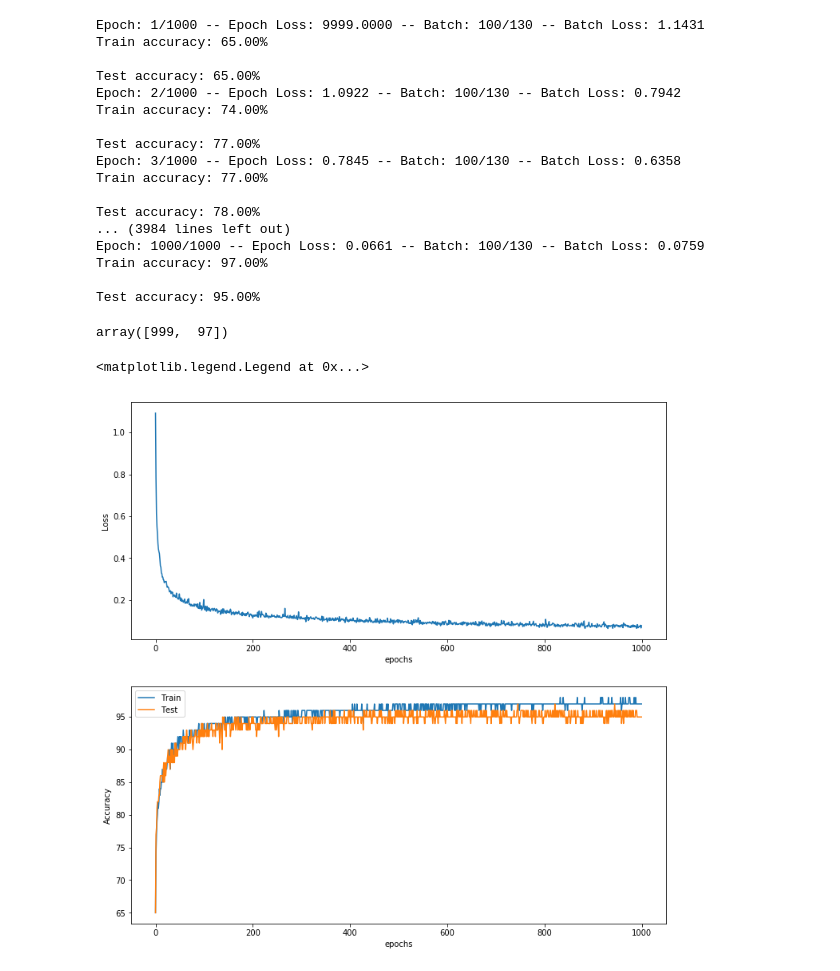
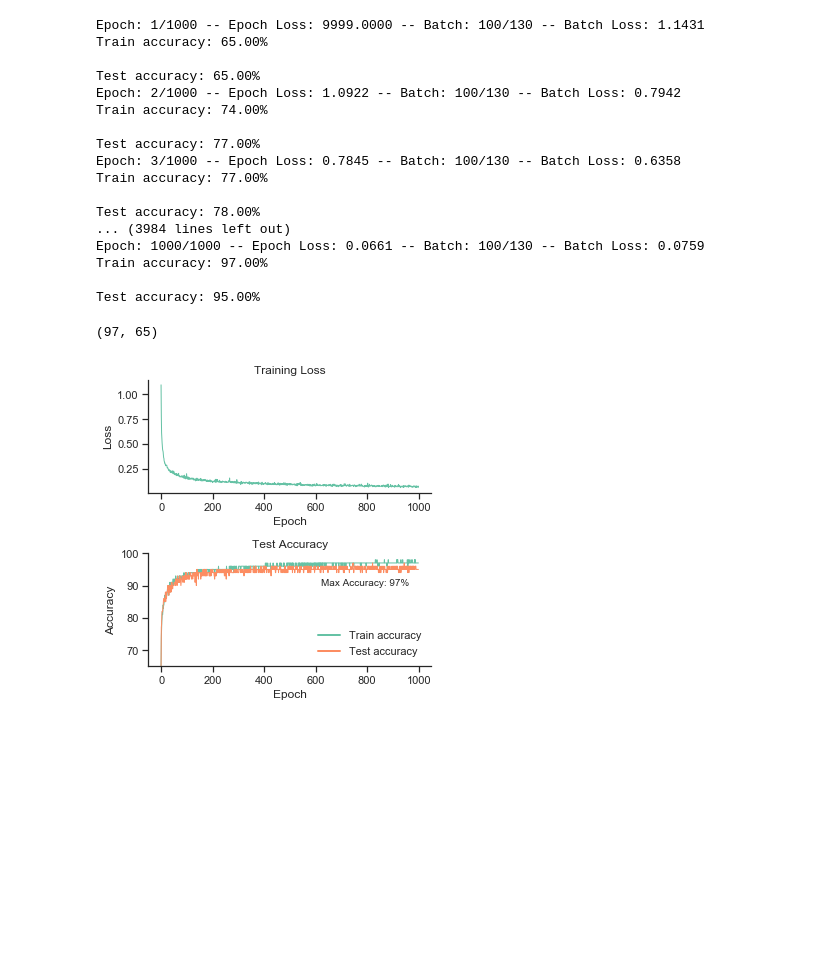
Before and after one commit to dieumynguyen/S2019_ObjectOrientedDesign, a Jupyter notebook: PyTorchPresentation/BeeHealthClassification_orig/ConvNet-WorkingVer.ipynb, the cells around one changed output. Drawn from its saved outputs; the diff is of its cells as text; code cells hidden in the pictures; blank space fills up the shorter version.

```diff
--- a/PyTorchPresentation/BeeHealthClassification_orig/ConvNet-WorkingVer.ipynb
+++ b/PyTorchPresentation/BeeHealthClassification_orig/ConvNet-WorkingVer.ipynb
@@ -303,23 +305,9 @@ with open("test_accs.txt", "w") as outfile:
 np.save("train_accs.npy", train_accs)
 # %%
 np.save("test_accs.npy", test_accs)
-# %%
-np.max(test_accs, 0)
-# %% [output]
-array([999,  97])
-# %%
-train_accs = np.array(train_accuracies)
-test_accs = np.array(test_accuracies)
-
-fig, ax = plt.subplots(2, 1, figsize=(12,12))
-ax[0].plot(losses)
-ax[0].set(xlabel="epochs", ylabel='Loss')
-# ax[1].plot(train_accs[:,0], train_accs[:,1], label='Train')
-# ax[1].plot(test_accs[:,0], test_accs[:,1], label='Test')
-ax[1].plot(train_accs[:,1], label='Train')
-ax[1].plot(test_accs[:,1], label='Test')
-ax[1].set(xlabel="epochs", ylabel='Accuracy')
-ax[1].legend()
-# %% [output]
-<matplotlib.legend.Legend at 0x...>
-[figure, removed]
+# %%
+max_acc = np.max(test_accs, 0)[1]
+min_acc = np.min(test_accs, 0)[1]
+max_acc, min_acc
+# %% [output]
+(97, 65)
@@ -326,3 +317,43 @@ ax[1].legend()
+# %%
+line_width = 1
+
+## Trained model analysis and evaluation
+f, ax = plt.subplots(2,1, figsize=(5,5))
+ax[0].plot(losses, label="Train loss", linewidth=line_width)
+# ax[0].plot(training.history['val_loss'], label="Validation loss", linewidth=line_width)
+ax[0].set_title('Training Loss')
+ax[0].set_xlabel('Epoch')
+ax[0].set_ylabel('Loss')
+# leg0 = ax[0].legend()
+# for line in leg0.get_lines():
+#     line.set_linewidth(2)
+
+# Hide the right and top spines
+ax[0].spines['right'].set_visible(False)
+ax[0].spines['top'].set_visible(False)
+
+# Accuracy
+ax[1].plot(train_accs[:,1], label="Train accuracy", linewidth=line_width)
+ax[1].plot(test_accs[:,1], label="Test accuracy", linewidth=line_width)
+ax[1].set_title('Test Accuracy')
+ax[1].set_xlabel('Epoch')
+ax[1].set_ylabel('Accuracy')
+ax[1].set_ylim(min_acc, 100)
+leg1 = ax[1].legend(frameon=False)
+for line in leg1.get_lines():
+    line.set_linewidth(2)
+
+ax[1].annotate(f'Max Accuracy: {max_acc}%', xy=(620, 90), fontsize='small')
+
+# Hide the right and top spines
+ax[1].spines['right'].set_visible(False)
+ax[1].spines['top'].set_visible(False)
+
+plt.tight_layout()
+plt.savefig(f"ConvNet.pdf")
+plt.show()
+# %% [output]
+[figure, added]
 # %%
 def generate_confusion_matrix():
     net.eval()
```
Also changed, not shown: parts of 6 cells of this notebook.
